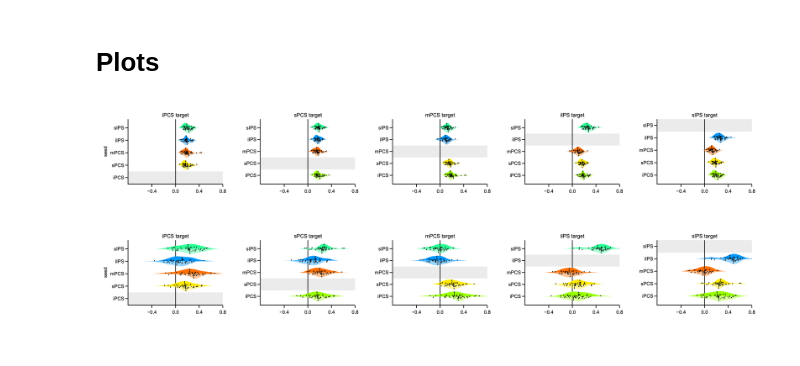
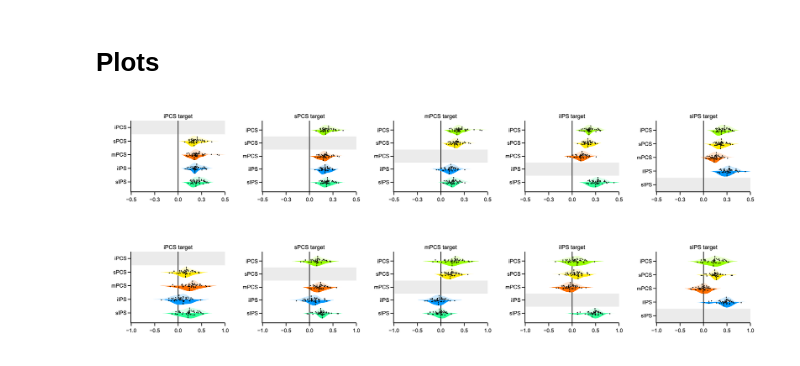
Before and after one commit to mszinte/pRF_analysis, a Jupyter notebook: RetinoMaps/dev/Paper/rest_figures.ipynb, the cells around one changed output. Drawn from its saved outputs; the diff is of its cells as text; code cells hidden in the pictures.

Commit message:
figures notebooks and bids RetinoMaps

```diff
--- a/RetinoMaps/dev/Paper/rest_figures.ipynb
+++ b/RetinoMaps/dev/Paper/rest_figures.ipynb
@@ -37,7 +40,8 @@ corr_types = ['full_corr', 'partial_corr']
 # %% [markdown]
 # Function
 # %%
-def prf_contra_corr_violins_plot(cor_r_lh_df, cor_r_rh_df, figure_info):
+
+def prf_contra_corr_violins_plot(cor_r_lh_df, cor_r_rh_df, figure_info, corr_type):
     """
     Make split violin plots (LH top / RH bottom) of partial correlation
     between seed and target ROIs
@@ -52,6 +56,12 @@ def prf_contra_corr_violins_plot(cor_r_lh_df, cor_r_rh_df, figure_info):
     -------
     fig : violins plot
     """
+    if corr_type == 'partial_corr':
+        corr_range = [-1, 1]
+        tickvals = [-1, -0.5, 0, 0.5, 1]
+    elif corr_type == 'full_corr':
+        corr_range = [-0.5, 0.5]
+        tickvals = [-0.5, -0.25, 0, 0.25, 0.5]
 
     # General figure settings
     template_specs = dict(axes_color="rgba(0, 0, 0, 1)",
@@ -75,10 +85,8 @@ def prf_contra_corr_violins_plot(cor_r_lh_df, cor_r_rh_df, figure_info):
     bar_width = figure_info['rois_bar_width']
     plot_height = figure_info['rois_plot_height']
 
-    corr_range = [-0.8, 0.8]
-    tickvals = [-0.4, 0, 0.4, 0.8]  # 4 ticks, 0 inclus, dernier tick = bord du range
     alpha_lh = 1
-    alpha_rh = 0.4
+    alpha_rh = 0.2
 
     def rgba_col(rgb_str, alpha):
         r, g, b = rgb_str[4:-1].split(',')
@@ -156,11 +164,16 @@ def prf_contra_corr_violins_plot(cor_r_lh_df, cor_r_rh_df, figure_info):
                      layer='below')
 
         # Set axis titles only for the left-most column
+        # fig.update_yaxes(showline=True,
+        #                  categoryorder='array',
+        #                  categoryarray=rois,
+        #                  # title_text='seed' if col == 1 else None,
+        #                  row=1, col=col)
         fig.update_yaxes(showline=True,
-                         categoryorder='array',
-                         categoryarray=rois,
-                         title_text='seed' if col == 1 else None,
-                         row=1, col=col)
+                 categoryorder='array',
+                 categoryarray=rois,
+                 autorange='reversed',
+                 row=1, col=col)
 
 
 
@@ -201,26 +214,27 @@ def prf_contra_corr_violins_plot(cor_r_lh_df, cor_r_rh_df, figure_info):
 # %%
 for corr_type in corr_types :
     if corr_type == 'full_corr':
         corr_type2 = 'full-corr'
         suffix = '_legacy'
     elif corr_type == 'partial_corr':
         corr_type2 = 'partial-corr'
         suffix = ''
 
     cor_dir = '{}/{}/derivatives/pp_data/{}/{}/rest/{}/tables'.format(main_dir, project_dir, subject, format_, corr_type)
     cor_r_lh_fn = '{}/seed-task_by_macror-task_{}_r_report_ipsi_lh{}.tsv'.format(cor_dir, corr_type2, suffix)
     cor_r_rh_fn = '{}/seed-task_by_macror-task_{}_r_report_ipsi_rh{}.tsv'.format(cor_dir, corr_type2, suffix)
 
     cor_r_lh_df = pd.read_table(cor_r_lh_fn, sep="\t")
     cor_r_rh_df = pd.read_table(cor_r_rh_fn, sep="\t")
 
 
-    fig = prf_contra_corr_violins_plot(cor_r_lh_df=cor_r_lh_df, cor_r_rh_df=cor_r_rh_df, figure_info=analysis_info)
+    fig = prf_contra_corr_violins_plot(cor_r_lh_df=cor_r_lh_df, cor_r_rh_df=cor_r_rh_df,
+                                    figure_info=analysis_info, corr_type=corr_type)
 
     fig_dir = '/Users/uriel/Library/CloudStorage/Dropbox/retinomaps/figures/material/resting_state/violins'
     fig_fn = "{}/{}_violons.pdf".format(fig_dir, corr_type)
     fig.write_image(fig_fn)
     fig.show()
 # %% [output]
-[figure, old version]
+[figure, new version]
-[figure, old version]
+[figure, new version]
```
Also changed, not shown: parts of 10 cells of this notebook, 10 other files.
